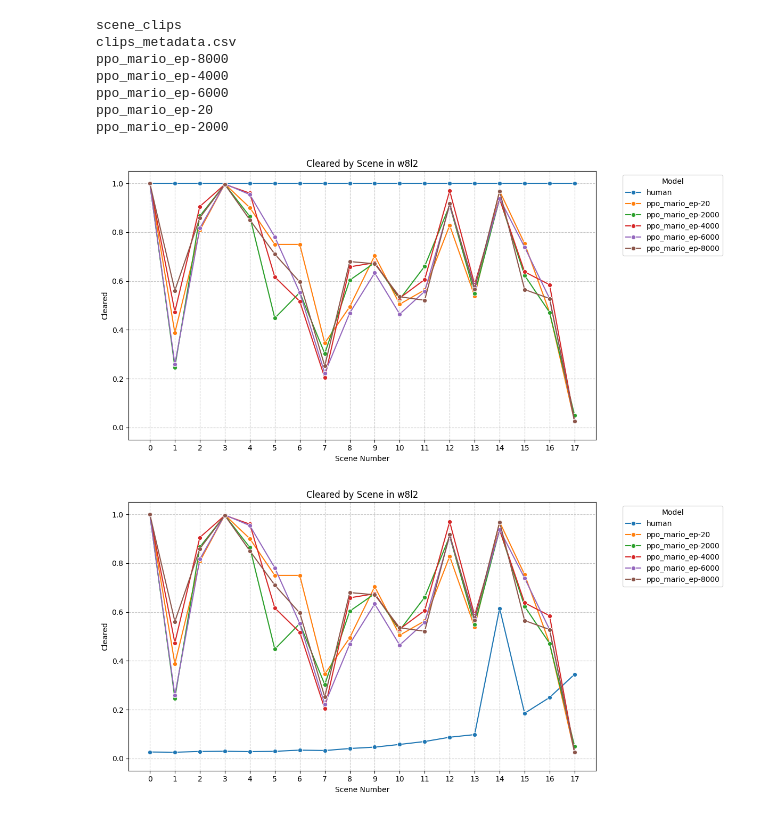
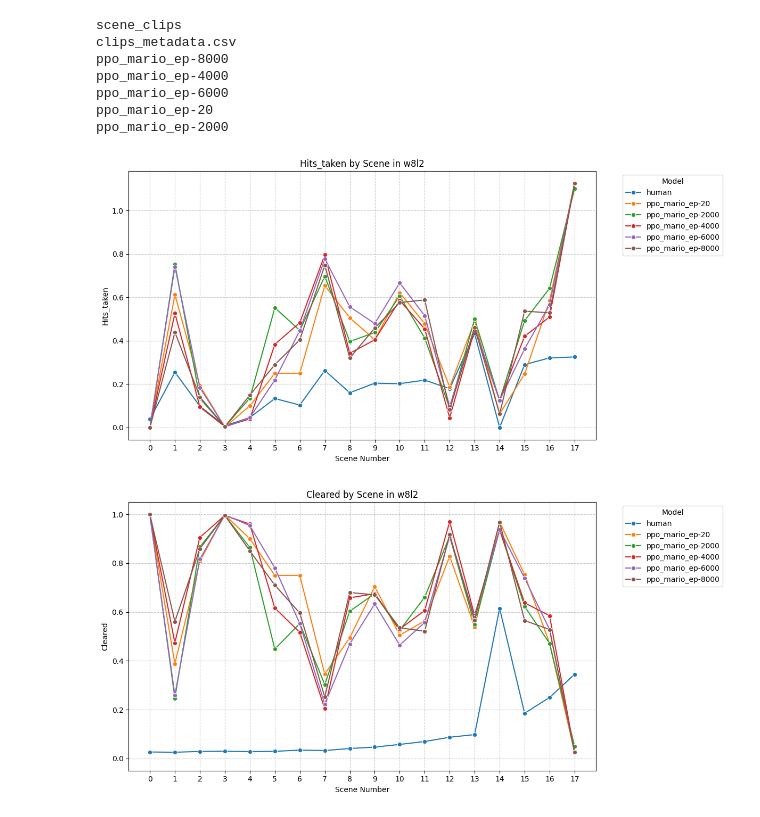
Before and after one commit to courtois-neuromod/mario_learning.behavior, a Jupyter notebook: notebooks/data_summaries.ipynb, the cells around one changed output. Cells and saved outputs as stored; diff of their text form; code cells hidden in the pictures.

```diff
--- a/notebooks/data_summaries.ipynb
+++ b/notebooks/data_summaries.ipynb
@@ -80,35 +80,35 @@ def plot_variable_by_scene(full_df, variable, level_name, split_by='Model', figs
     )
 
     # Improve the plot appearance
     title = f"{title_prefix}{'Performance: ' if title_prefix else ''}{variable} by Scene in {level_name}"
     ax.set_title(title)
     ax.set_xlabel('Scene Number')
     ax.set_ylabel(variable)
 
     # Force x-axis to have integer ticks at each scene number
     scene_values = sorted(level_df['Scene'].unique())
     ax.set_xticks(scene_values)
 
     # If plotting a boolean variable like 'Cleared', set y-axis limits appropriately
     if variable == 'Cleared' or level_df[variable].dtype == bool:
         ax.set_ylim(-0.05, 1.05)
 
     # Add grid for better readability
     ax.grid(True, linestyle='--', alpha=0.7)
 
     # Improve legend
     ax.legend(title=split_by, bbox_to_anchor=(1.05, 1), loc='upper left')
 
     # Adjust layout to make room for the legend
     plt.tight_layout()
 
     return fig
 
 # Example usage:
-fig = plot_variable_by_scene(full_df, 'Cleared', 'w8l2', split_by='Model')
+fig = plot_variable_by_scene(full_df, 'Hits_taken', 'w8l2', split_by='Model')
 plt.show()
 # %% [output]
-[figure, old version]
+[figure, new version]
 # %%
 # %% [output]
 [figure]
```
